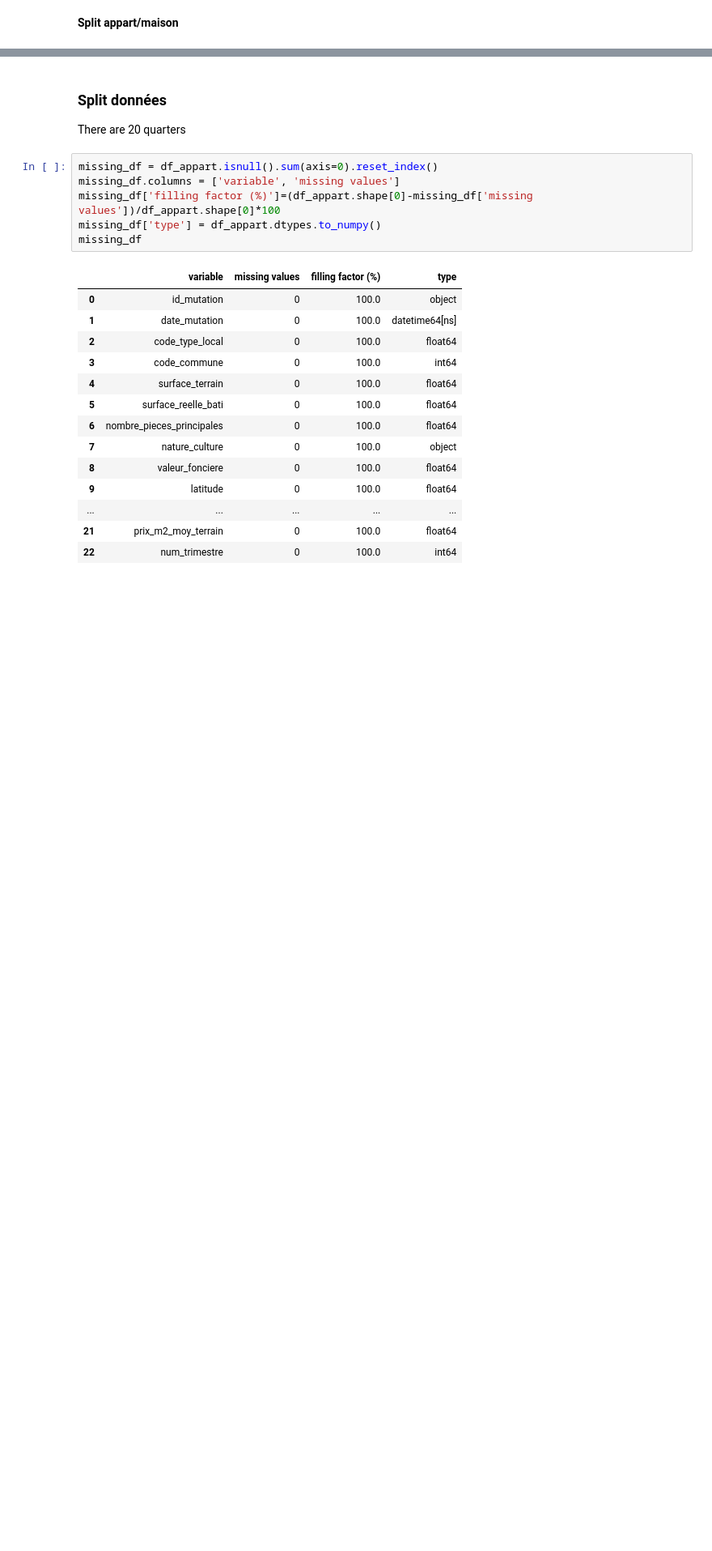
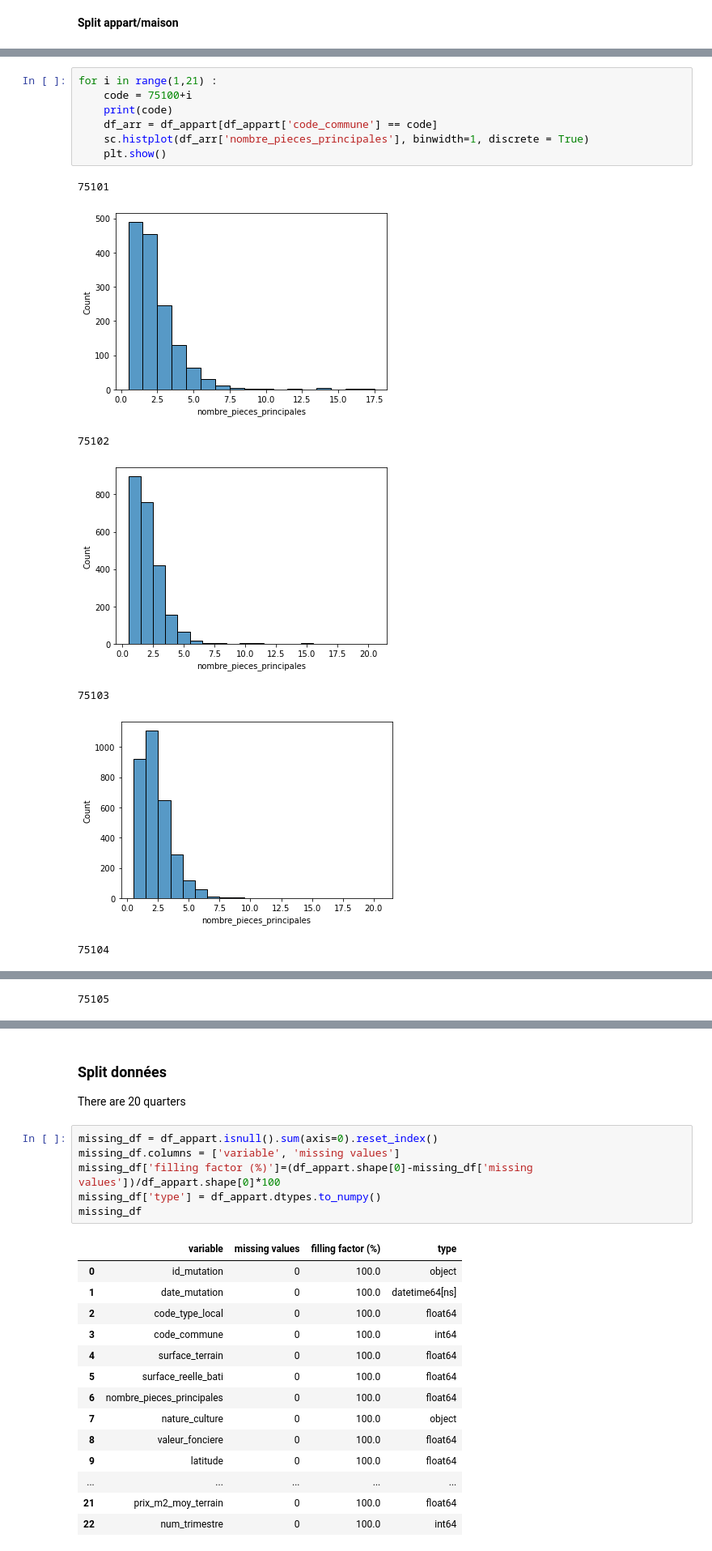
Before and after one commit to Clotilde-23/BDC, a Jupyter notebook: Notebooks/modelPreprocessing.ipynb, the cells around one changed output, grey strips where cells are left out. Shown at 81% size. Saved outputs shown, nothing was run; the diff lists cells and outputs as text; blank space fills up the shorter version.

```diff
--- a/Notebooks/modelPreprocessing.ipynb
+++ b/Notebooks/modelPreprocessing.ipynb
@@ -195,0 +237,15 @@ Nombre d'apparts : 144048
+# %%
+for i in range(1,21) :
+    code = 75100+i
+    print(code)
+    df_arr = df_appart[df_appart['code_commune'] == code]
+    sc.histplot(df_arr['nombre_pieces_principales'], binwidth=1, discrete = True)
+    plt.show()
+# %% [output]
+75101
+[figure, added]
+75102
+[figure, added]
+75103
+[figure, added]
+75104
@@ -195,0 +253 @@ Nombre d'apparts : 144048
+75105
```
Also changed, not shown: parts of 34 cells of this notebook, 12 other files.
